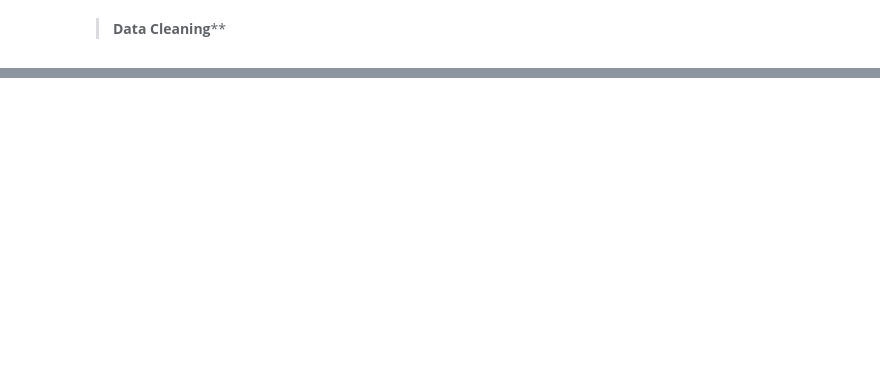
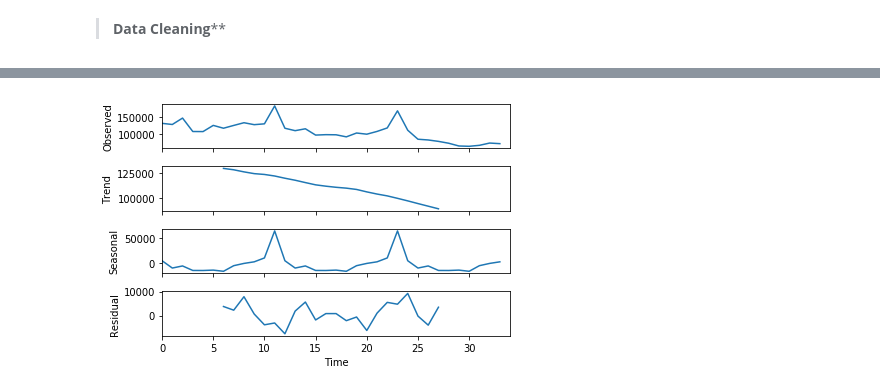
Before and after one commit to Hamza1122/Kaggle-Future-sales-prediction, a Jupyter notebook: updated_file_future_sales.ipynb, the cells around one changed output, grey strips where cells are left out. Saved outputs shown, nothing was run; the diff lists cells and outputs as text; code cells hidden in the pictures; blank space fills up the shorter version.

```diff
--- a/updated_file_future_sales.ipynb
+++ b/updated_file_future_sales.ipynb
@@ -421,0 +347,8 @@ Validation rmse: 0.6976955589142916
+# %%
+# Additive model
+res = sm.tsa.seasonal_decompose(ts.values,freq=12,model="additive")
+#plt.figure(figsize=(16,12))
+fig = res.plot()
+#fig.show()
+# %% [output]
+[figure, added]
```
Also changed, not shown: parts of 56 cells of this notebook, 2 other files.
